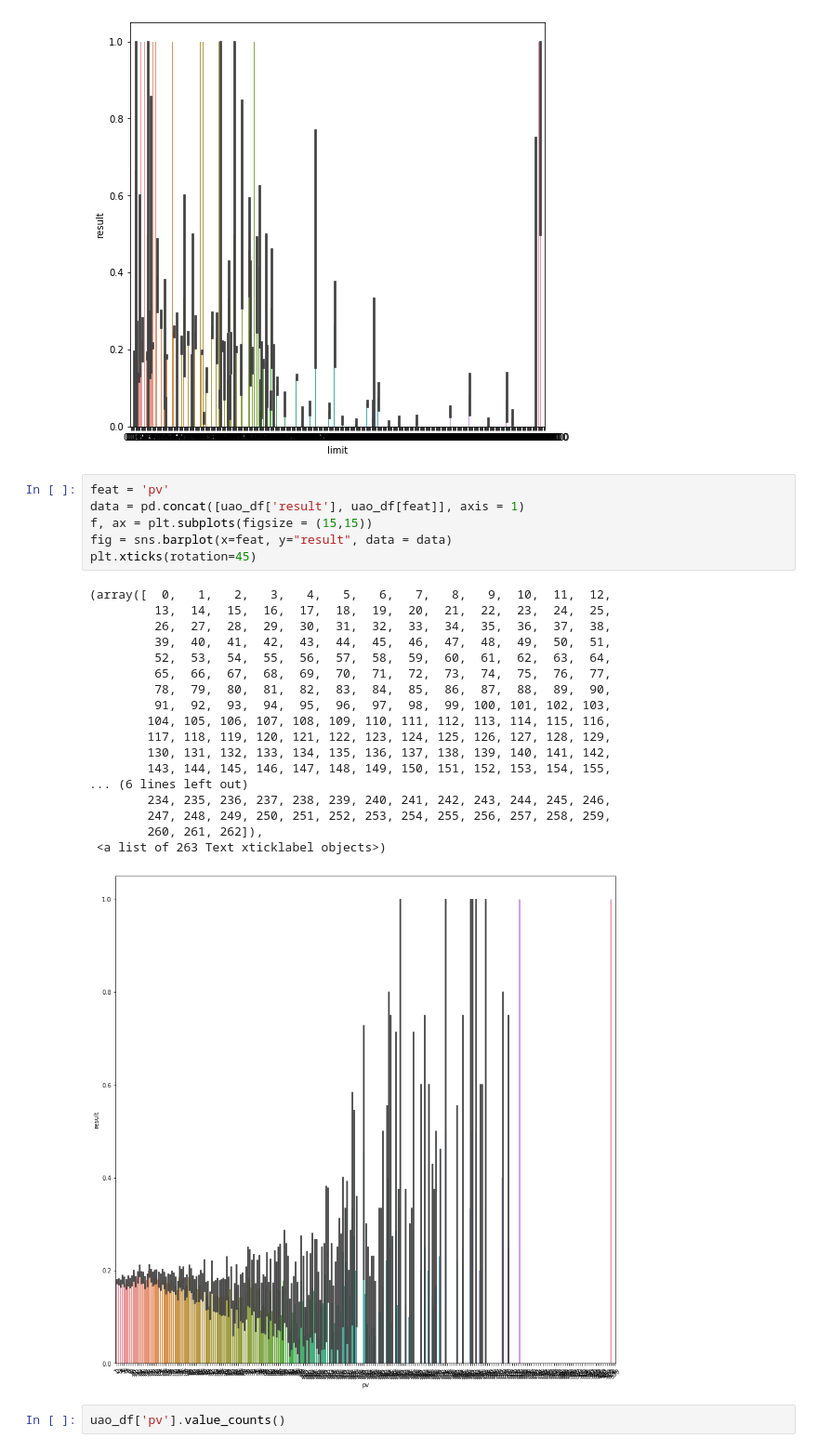
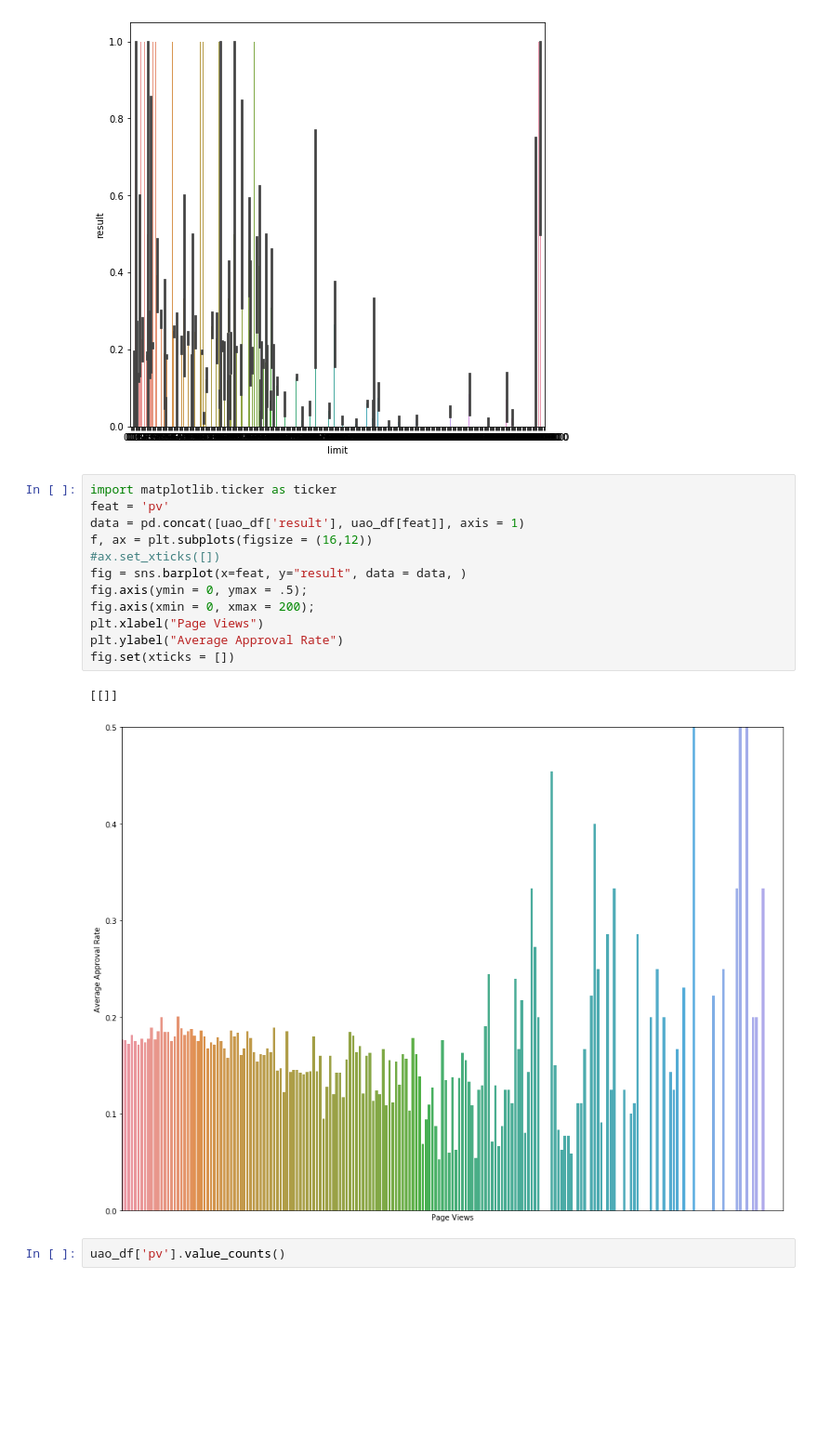
Before and after one commit to apaciorek/grouprong360, a Jupyter notebook: annette/visuals_userorder.ipynb, the cells around one changed output. Shown: that part at 93% size. Saved outputs shown, nothing was run; the diff lists cells and outputs as text; blank space fills up the shorter version.

Commit message:
slight tweaks for better visualizations

```diff
--- a/annette/visuals_userorder.ipynb
+++ b/annette/visuals_userorder.ipynb
@@ -41,30 +43,20 @@ fig = sns.barplot(x=feat, y="result", data = data)
 # %% [output]
 [figure]
 # %%
+import matplotlib.ticker as ticker
 feat = 'pv'
 data = pd.concat([uao_df['result'], uao_df[feat]], axis = 1)
-f, ax = plt.subplots(figsize = (15,15))
-fig = sns.barplot(x=feat, y="result", data = data)
-plt.xticks(rotation=45)
+f, ax = plt.subplots(figsize = (16,12))
+#ax.set_xticks([])
+fig = sns.barplot(x=feat, y="result", data = data, )
+fig.axis(ymin = 0, ymax = .5);
+fig.axis(xmin = 0, xmax = 200);
+plt.xlabel("Page Views")
+plt.ylabel("Average Approval Rate")
+fig.set(xticks = [])
 # %% [output]
-(array([  0,   1,   2,   3,   4,   5,   6,   7,   8,   9,  10,  11,  12,
-         13,  14,  15,  16,  17,  18,  19,  20,  21,  22,  23,  24,  25,
-         26,  27,  28,  29,  30,  31,  32,  33,  34,  35,  36,  37,  38,
-         39,  40,  41,  42,  43,  44,  45,  46,  47,  48,  49,  50,  51,
-         52,  53,  54,  55,  56,  57,  58,  59,  60,  61,  62,  63,  64,
-         65,  66,  67,  68,  69,  70,  71,  72,  73,  74,  75,  76,  77,
-         78,  79,  80,  81,  82,  83,  84,  85,  86,  87,  88,  89,  90,
-         91,  92,  93,  94,  95,  96,  97,  98,  99, 100, 101, 102, 103,
-        104, 105, 106, 107, 108, 109, 110, 111, 112, 113, 114, 115, 116,
-        117, 118, 119, 120, 121, 122, 123, 124, 125, 126, 127, 128, 129,
-        130, 131, 132, 133, 134, 135, 136, 137, 138, 139, 140, 141, 142,
-        143, 144, 145, 146, 147, 148, 149, 150, 151, 152, 153, 154, 155,
-... (6 lines left out)
-        234, 235, 236, 237, 238, 239, 240, 241, 242, 243, 244, 245, 246,
-        247, 248, 249, 250, 251, 252, 253, 254, 255, 256, 257, 258, 259,
-        260, 261, 262]),
- <a list of 263 Text xticklabel objects>)
+[[]]
-[figure, old version]
+[figure, new version]
 # %%
 uao_df['pv'].value_counts()
 # %% [output]
```
Also changed, not shown: parts of 1 cell of this notebook, 3 other files.
